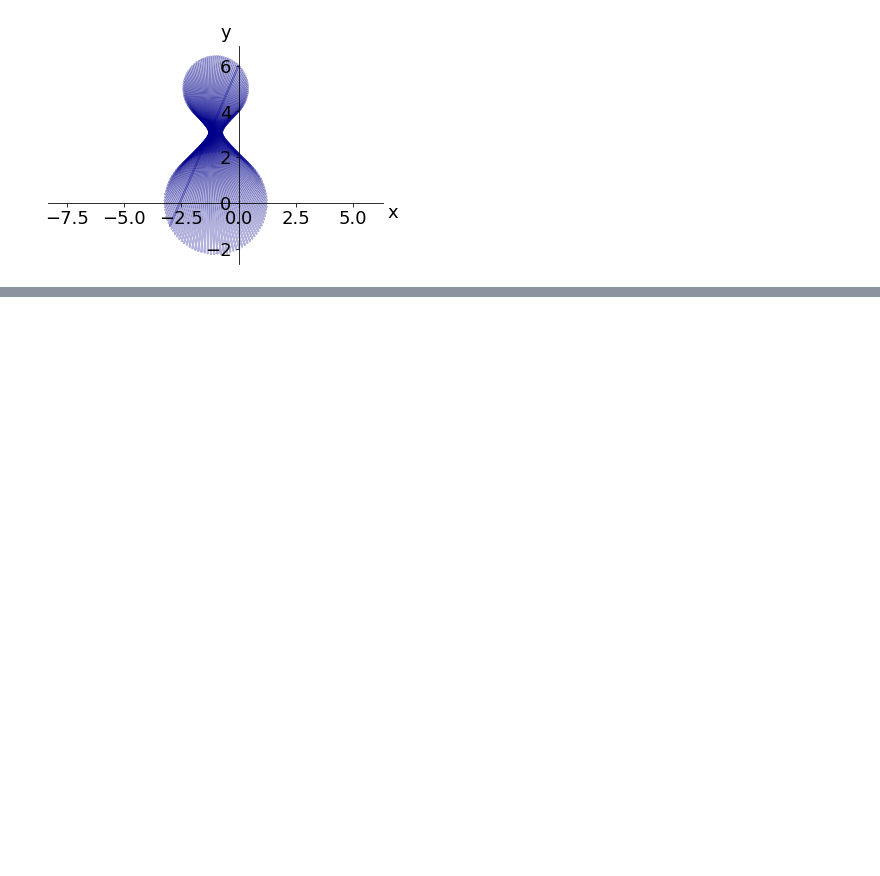
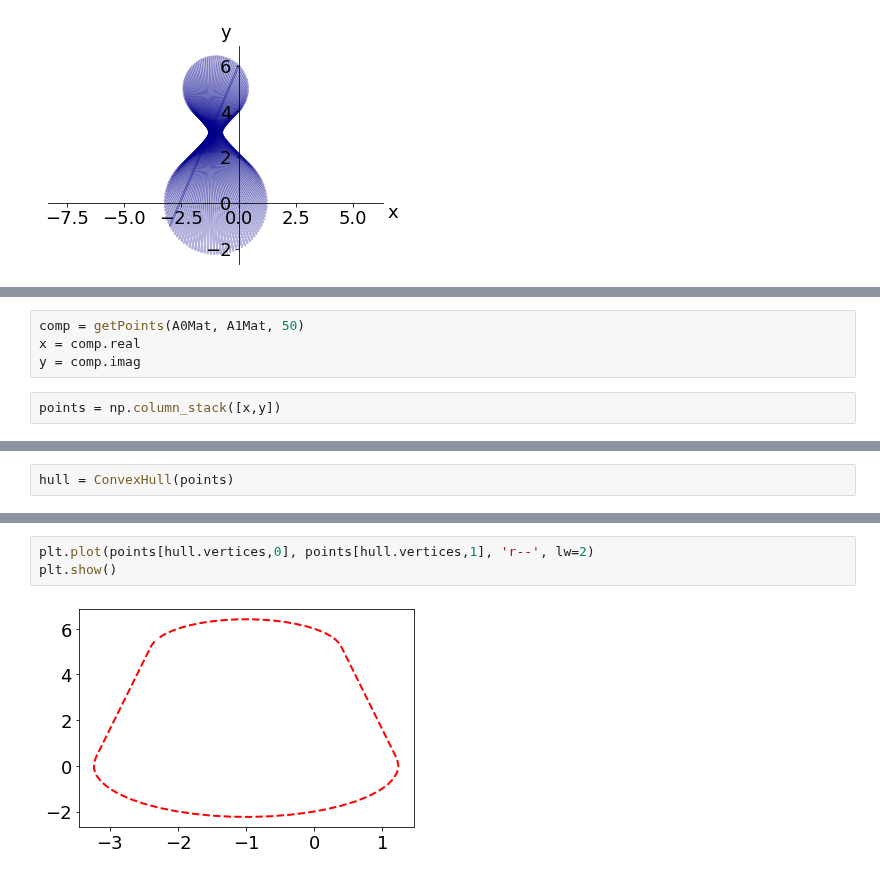
Before and after one commit to sarahm317/num_range, a Jupyter notebook: Testing.ipynb, the cells around one changed output, grey strips where cells are left out. Cells and saved outputs as stored; diff of their text form; blank space fills up the shorter version.

```diff
--- a/Testing.ipynb
+++ b/Testing.ipynb
@@ -55,0 +64,6 @@ plotEllipses(els)
+# %%
+comp = getPoints(A0Mat, A1Mat, 50)
+x = comp.real
+y = comp.imag
+# %%
+points = np.column_stack([x,y])
@@ -55,0 +72,2 @@ plotEllipses(els)
+# %%
+hull = ConvexHull(points)
@@ -55,0 +78,5 @@ plotEllipses(els)
+# %%
+plt.plot(points[hull.vertices,0], points[hull.vertices,1], 'r--', lw=2)
+plt.show()
+# %% [output]
+[figure, added]
```
Also changed, not shown: parts of 5 cells of this notebook, 2 other files.
